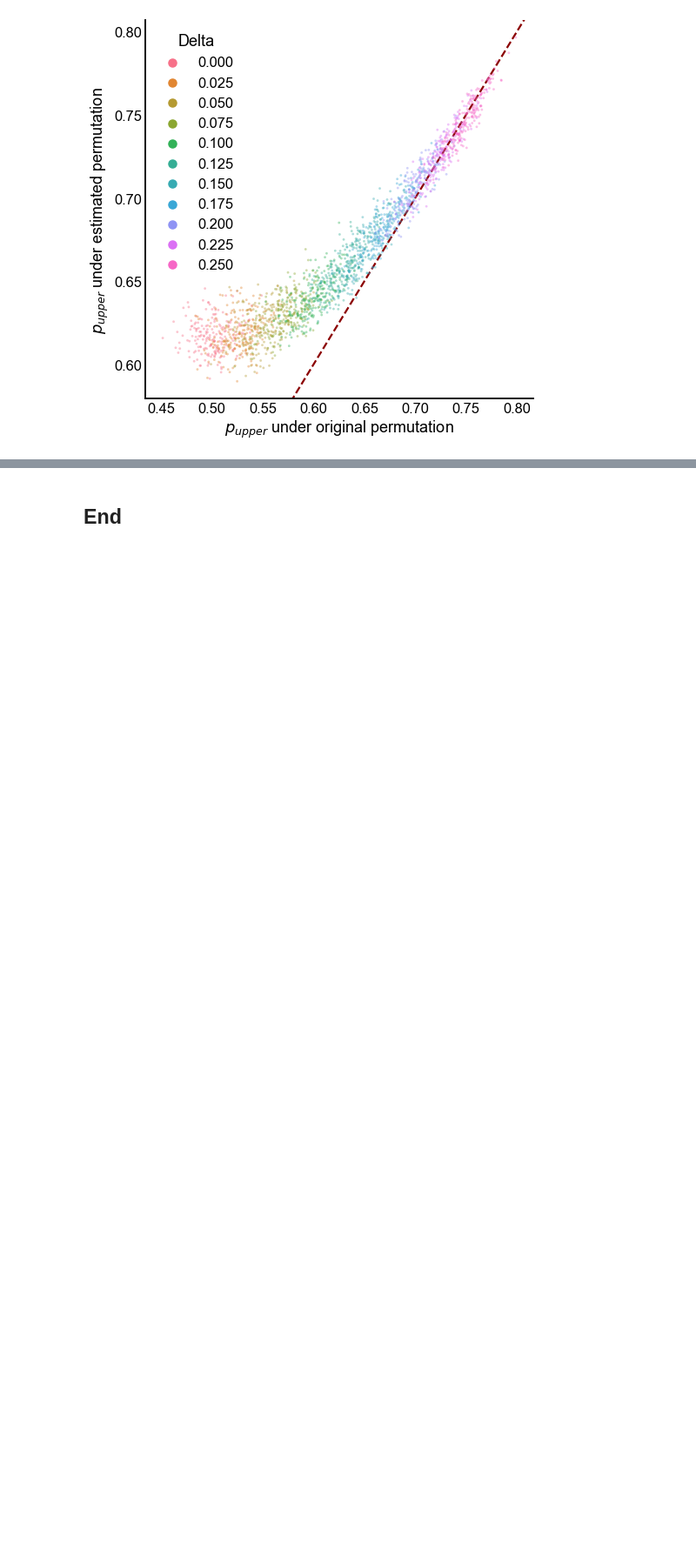
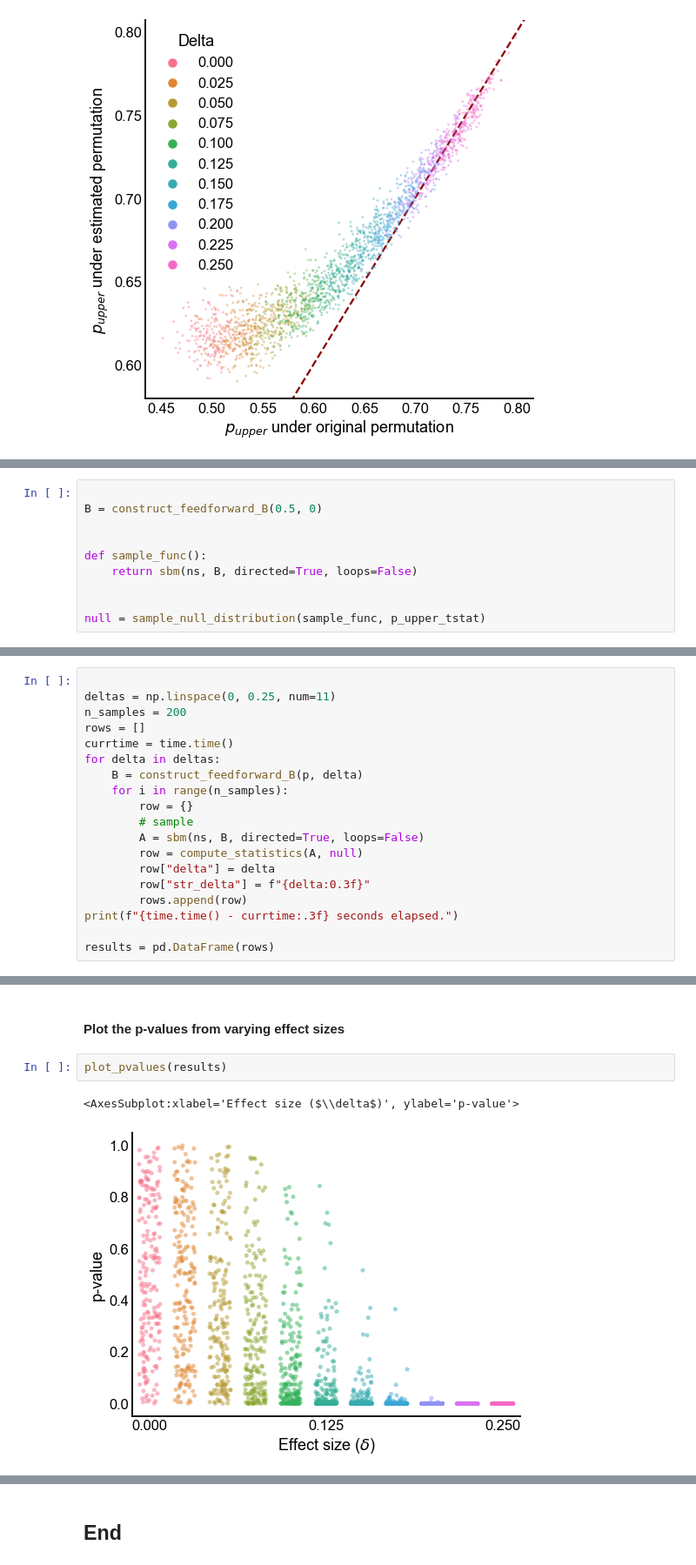
Before and after one commit to neurodata/maggot_connectome, a Jupyter notebook: docs/feedforwardness_sims.ipynb, the cells around one changed output, grey strips where cells are left out. Shown at 87% size. Cells and saved outputs as stored; diff of their text form; blank space fills up the shorter version.

```diff
--- a/docs/feedforwardness_sims.ipynb
+++ b/docs/feedforwardness_sims.ipynb
@@ -302,0 +399,10 @@ ax.set(
+# %%
+
+B = construct_feedforward_B(0.5, 0)
+
+
+def sample_func():
+    return sbm(ns, B, directed=True, loops=False)
+
+
+null = sample_null_distribution(sample_func, p_upper_tstat)
@@ -302,0 +413,19 @@ ax.set(
+# %%
+
+deltas = np.linspace(0, 0.25, num=11)
+n_samples = 200
+rows = []
+currtime = time.time()
+for delta in deltas:
+    B = construct_feedforward_B(p, delta)
+    for i in range(n_samples):
+        row = {}
+        # sample
+        A = sbm(ns, B, directed=True, loops=False)
+        row = compute_statistics(A, null)
+        row["delta"] = delta
+        row["str_delta"] = f"{delta:0.3f}"
+        rows.append(row)
+print(f"{time.time() - currtime:.3f} seconds elapsed.")
+
+results = pd.DataFrame(rows)
@@ -302,0 +434,7 @@ ax.set(
+# %% [markdown]
+#### Plot the p-values from varying effect sizes
+# %%
+plot_pvalues(results)
+# %% [output]
+<AxesSubplot:xlabel='Effect size ($\\delta$)', ylabel='p-value'>
+[figure, added]
```
Also changed, not shown: parts of 31 cells of this notebook, 1 other file.
